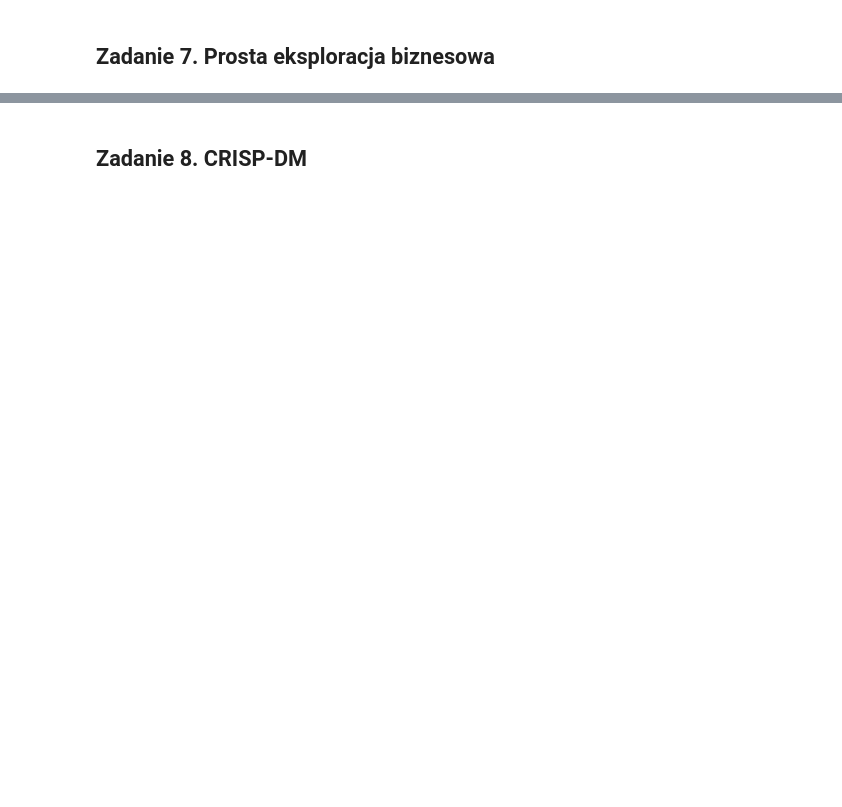
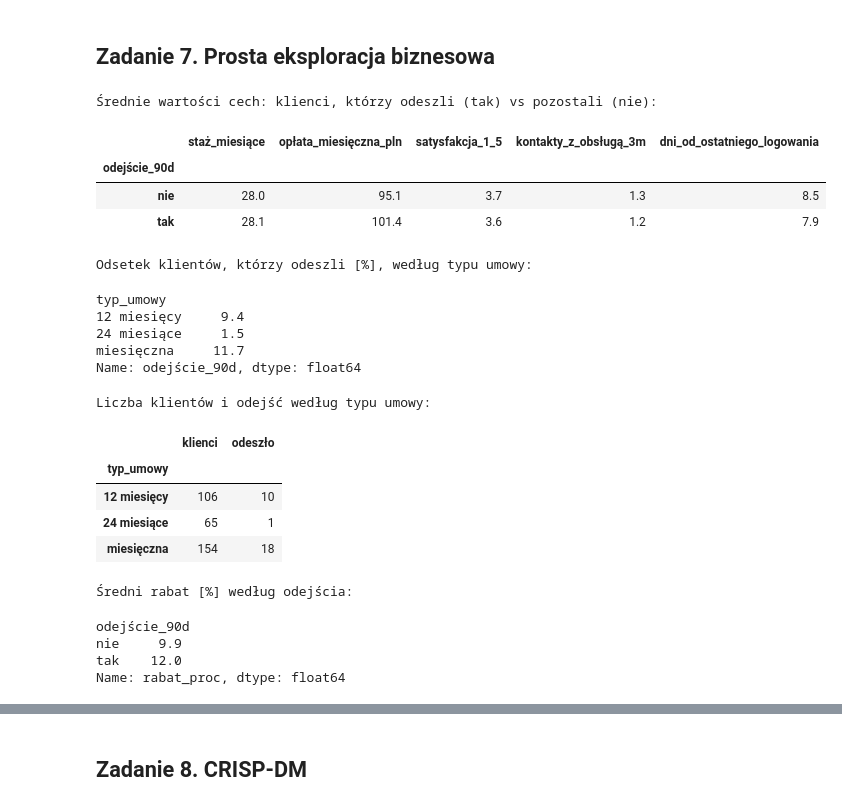
Before and after one commit to Kaja-K/WSB-courses, a Jupyter notebook: data-mining/lab1/lab1_start_student_Kaja_Kuchnia.ipynb, the cells around one changed output, grey strips where cells are left out. Saved outputs shown, nothing was run; the diff lists cells and outputs as text; code cells hidden in the pictures; blank space fills up the shorter version.

```diff
--- a/data-mining/lab1/lab1_start_student.ipynb
+++ b/data-mining/lab1/lab1_start_student_Kaja_Kuchnia.ipynb
@@ -169,5 +193,39 @@ display(invalid[["customer_id","wiek","staż_miesiące","opłata_miesięczna_pln
 # %% [markdown]
 ## Zadanie 7. Prosta eksploracja biznesowa
+# %%
+cechy = ["staż_miesiące", "opłata_miesięczna_pln", "satysfakcja_1_5",
+         "kontakty_z_obsługą_3m", "dni_od_ostatniego_logowania"]
+print("Średnie wartości cech: klienci, którzy odeszli (tak) vs pozostali (nie):")
+display(df.groupby("odejście_90d")[cechy].mean().round(1))
+print("\nOdsetek klientów, którzy odeszli [%], według typu umowy:")
+display(df.groupby("typ_umowy")["odejście_90d"].apply(lambda s: round((s == "tak").mean() * 100, 1)))
+print("\nLiczba klientów i odejść według typu umowy:")
+display(df.groupby("typ_umowy")["odejście_90d"].agg(klienci="count", odeszło=lambda s: (s == "tak").sum()))
+print("\nŚredni rabat [%] według odejścia:")
+display(df.groupby("odejście_90d")["rabat_proc"].mean().round(1))
+# %% [output]
+Średnie wartości cech: klienci, którzy odeszli (tak) vs pozostali (nie):
+|  | staż_miesiące | opłata_miesięczna_pln | satysfakcja_1_5 | kontakty_z_obsługą_3m | dni_od_ostatniego_logowania |
+| odejście_90d |  |  |  |  |  |
+| nie | 28.0 | 95.1 | 3.7 | 1.3 | 8.5 |
+| tak | 28.1 | 101.4 | 3.6 | 1.2 | 7.9 |
+Odsetek klientów, którzy odeszli [%], według typu umowy:
+typ_umowy
+12 miesięcy     9.4
+24 miesiące     1.5
+miesięczna     11.7
+Name: odejście_90d, dtype: float64
+Liczba klientów i odejść według typu umowy:
+|  | klienci | odeszło |
+| typ_umowy |  |  |
+| 12 miesięcy | 106 | 10 |
+| 24 miesiące | 65 | 1 |
+| miesięczna | 154 | 18 |
+Średni rabat [%] według odejścia:
+odejście_90d
+nie     9.9
+tak    12.0
+Name: rabat_proc, dtype: float64
 # %% [markdown]
 **Do karty pracy:**
 Zapisz maksymalnie trzy obserwacje. To mają być hipotezy lub sygnały do dalszej analizy, a nie ostateczne dowody przyczynowości.
```
Also changed, not shown: parts of 14 cells of this notebook, 3 other files.
